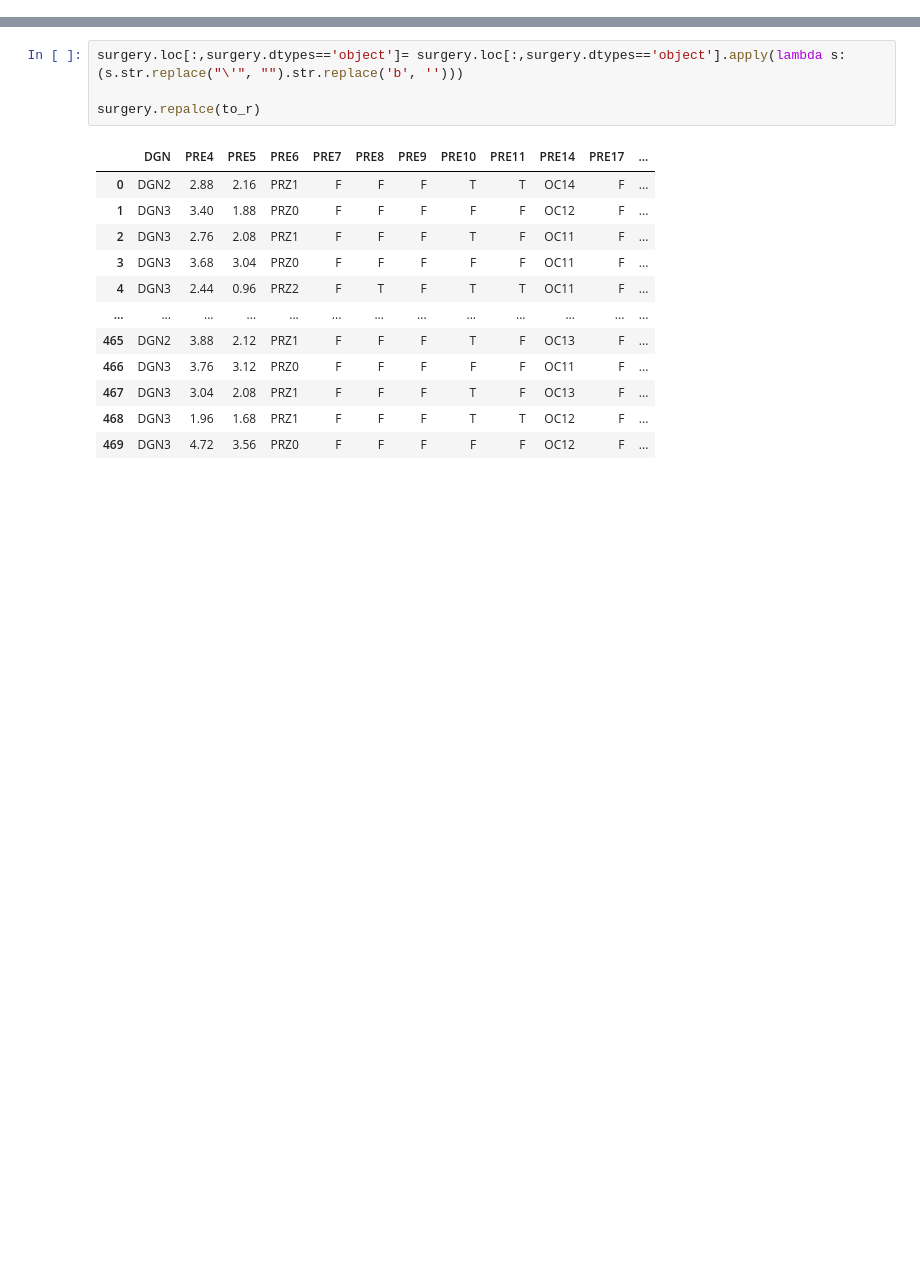
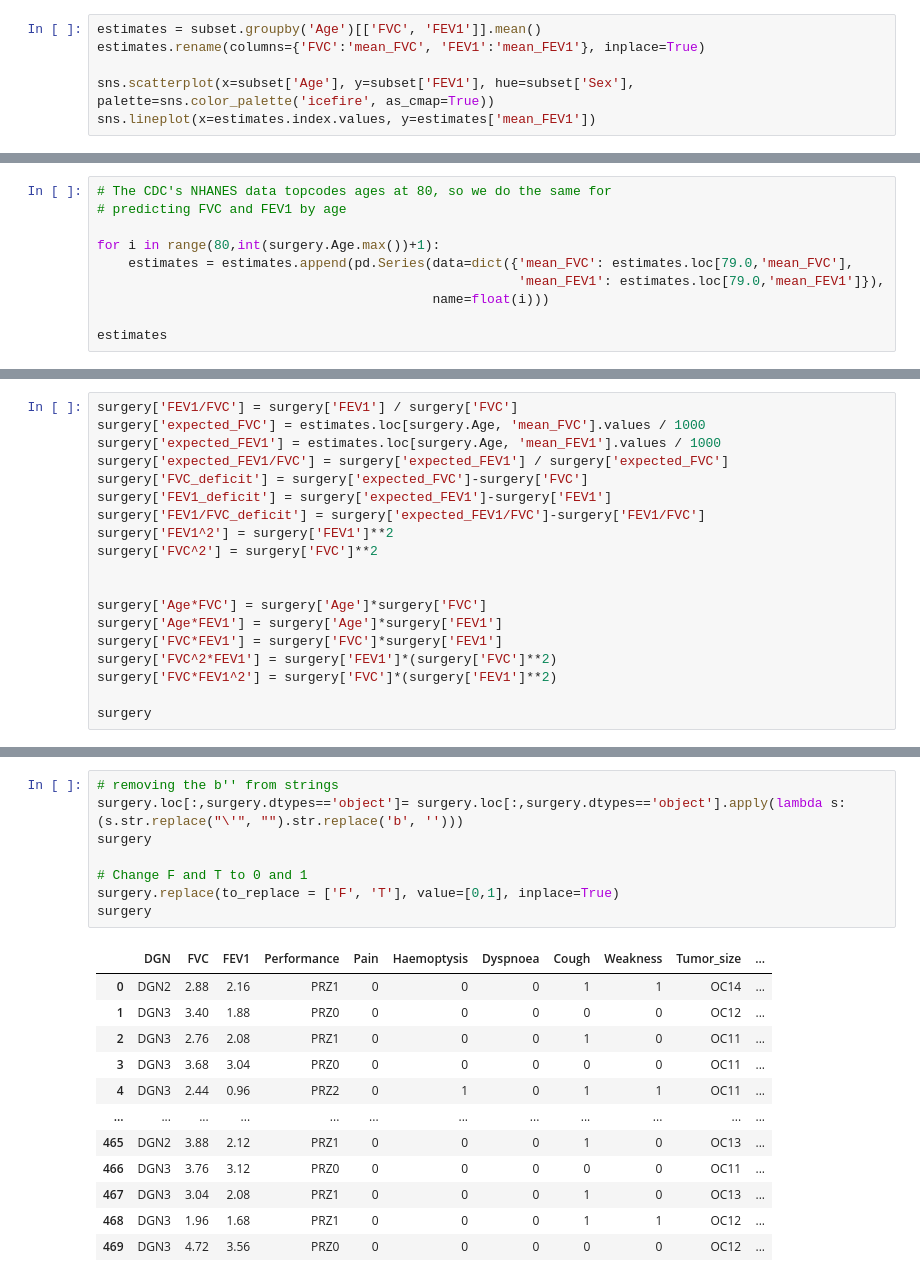
Before and after one commit to yl7971/DSGA-1001-Project, a Jupyter notebook: Preprocessing.ipynb, the cells around one changed output, grey strips where cells are left out. Cells and saved outputs as stored; diff of their text form; blank space fills up the shorter version.

```diff
--- a/Preprocessing.ipynb
+++ b/Preprocessing.ipynb
@@ -22,0 +54,6 @@ surgery
+# %%
+estimates = subset.groupby('Age')[['FVC', 'FEV1']].mean()
+estimates.rename(columns={'FVC':'mean_FVC', 'FEV1':'mean_FEV1'}, inplace=True)
+
+sns.scatterplot(x=subset['Age'], y=subset['FEV1'], hue=subset['Sex'], palette=sns.color_palette('icefire', as_cmap=True))
+sns.lineplot(x=estimates.index.values, y=estimates['mean_FEV1'])
@@ -22,0 +75,10 @@ surgery
+# %%
+# The CDC's NHANES data topcodes ages at 80, so we do the same for
+# predicting FVC and FEV1 by age
+
+for i in range(80,int(surgery.Age.max())+1):
+    estimates = estimates.append(pd.Series(data=dict({'mean_FVC': estimates.loc[79.0,'mean_FVC'],
+                                                      'mean_FEV1': estimates.loc[79.0,'mean_FEV1']}),
+                                           name=float(i)))
+
+estimates
@@ -22,0 +100,19 @@ surgery
+# %%
+surgery['FEV1/FVC'] = surgery['FEV1'] / surgery['FVC']
+surgery['expected_FVC'] = estimates.loc[surgery.Age, 'mean_FVC'].values / 1000
+surgery['expected_FEV1'] = estimates.loc[surgery.Age, 'mean_FEV1'].values / 1000
+surgery['expected_FEV1/FVC'] = surgery['expected_FEV1'] / surgery['expected_FVC']
+surgery['FVC_deficit'] = surgery['expected_FVC']-surgery['FVC']
+surgery['FEV1_deficit'] = surgery['expected_FEV1']-surgery['FEV1']
+surgery['FEV1/FVC_deficit'] = surgery['expected_FEV1/FVC']-surgery['FEV1/FVC']
+surgery['FEV1^2'] = surgery['FEV1']**2
+surgery['FVC^2'] = surgery['FVC']**2
+
+
+surgery['Age*FVC'] = surgery['Age']*surgery['FVC']
+surgery['Age*FEV1'] = surgery['Age']*surgery['FEV1']
+surgery['FVC*FEV1'] = surgery['FVC']*surgery['FEV1']
+surgery['FVC^2*FEV1'] = surgery['FEV1']*(surgery['FVC']**2)
+surgery['FVC*FEV1^2'] = surgery['FVC']*(surgery['FEV1']**2)
+
+surgery
@@ -23,17 +137,21 @@ surgery
 # %%
+# removing the b'' from strings
 surgery.loc[:,surgery.dtypes=='object']= surgery.loc[:,surgery.dtypes=='object'].apply(lambda s: (s.str.replace("\'", "").str.replace('b', '')))
+surgery
 
-surgery.repalce(to_r)
+# Change F and T to 0 and 1
+surgery.replace(to_replace = ['F', 'T'], value=[0,1], inplace=True)
+surgery
 # %% [output]
-|  | DGN | PRE4 | PRE5 | PRE6 | PRE7 | PRE8 | PRE9 | PRE10 | PRE11 | PRE14 | PRE17 | ... |
-| 0 | DGN2 | 2.88 | 2.16 | PRZ1 | F | F | F | T | T | OC14 | F | ... |
-| 1 | DGN3 | 3.40 | 1.88 | PRZ0 | F | F | F | F | F | OC12 | F | ... |
-| 2 | DGN3 | 2.76 | 2.08 | PRZ1 | F | F | F | T | F | OC11 | F | ... |
-| 3 | DGN3 | 3.68 | 3.04 | PRZ0 | F | F | F | F | F | OC11 | F | ... |
-| 4 | DGN3 | 2.44 | 0.96 | PRZ2 | F | T | F | T | T | OC11 | F | ... |
-| ... | ... | ... | ... | ... | ... | ... | ... | ... | ... | ... | ... | ... |
-| 465 | DGN2 | 3.88 | 2.12 | PRZ1 | F | F | F | T | F | OC13 | F | ... |
-| 466 | DGN3 | 3.76 | 3.12 | PRZ0 | F | F | F | F | F | OC11 | F | ... |
-| 467 | DGN3 | 3.04 | 2.08 | PRZ1 | F | F | F | T | F | OC13 | F | ... |
-| 468 | DGN3 | 1.96 | 1.68 | PRZ1 | F | F | F | T | T | OC12 | F | ... |
-| 469 | DGN3 | 4.72 | 3.56 | PRZ0 | F | F | F | F | F | OC12 | F | ... |
+|  | DGN | FVC | FEV1 | Performance | Pain | Haemoptysis | Dyspnoea | Cough | Weakness | Tumor_size | ... |
+| 0 | DGN2 | 2.88 | 2.16 | PRZ1 | 0 | 0 | 0 | 1 | 1 | OC14 | ... |
+| 1 | DGN3 | 3.40 | 1.88 | PRZ0 | 0 | 0 | 0 | 0 | 0 | OC12 | ... |
+| 2 | DGN3 | 2.76 | 2.08 | PRZ1 | 0 | 0 | 0 | 1 | 0 | OC11 | ... |
+| 3 | DGN3 | 3.68 | 3.04 | PRZ0 | 0 | 0 | 0 | 0 | 0 | OC11 | ... |
+| 4 | DGN3 | 2.44 | 0.96 | PRZ2 | 0 | 1 | 0 | 1 | 1 | OC11 | ... |
+| ... | ... | ... | ... | ... | ... | ... | ... | ... | ... | ... | ... |
+| 465 | DGN2 | 3.88 | 2.12 | PRZ1 | 0 | 0 | 0 | 1 | 0 | OC13 | ... |
+| 466 | DGN3 | 3.76 | 3.12 | PRZ0 | 0 | 0 | 0 | 0 | 0 | OC11 | ... |
+| 467 | DGN3 | 3.04 | 2.08 | PRZ1 | 0 | 0 | 0 | 1 | 0 | OC13 | ... |
+| 468 | DGN3 | 1.96 | 1.68 | PRZ1 | 0 | 0 | 0 | 1 | 1 | OC12 | ... |
+| 469 | DGN3 | 4.72 | 3.56 | PRZ0 | 0 | 0 | 0 | 0 | 0 | OC12 | ... |
```
Also changed, not shown: parts of 12 cells of this notebook.
